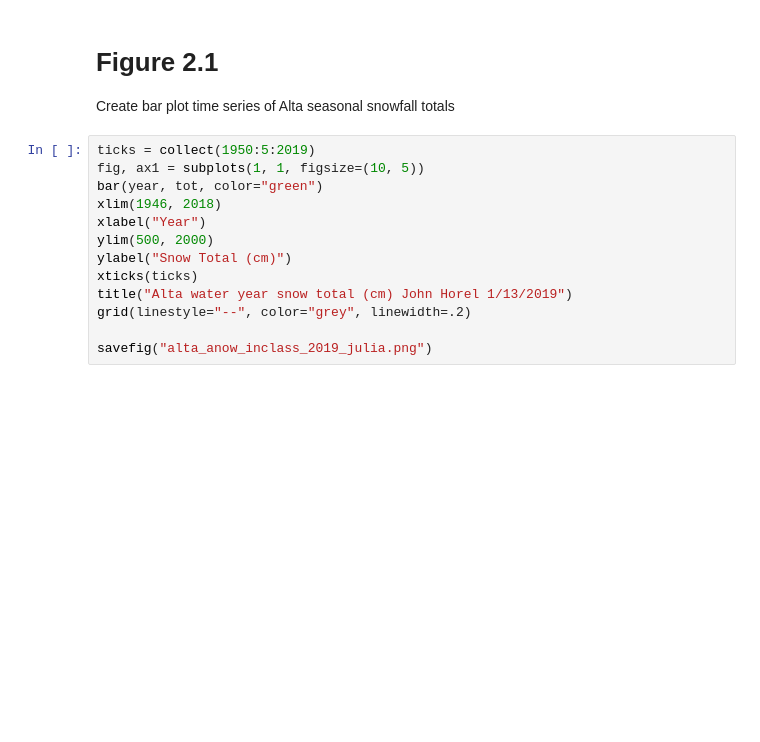
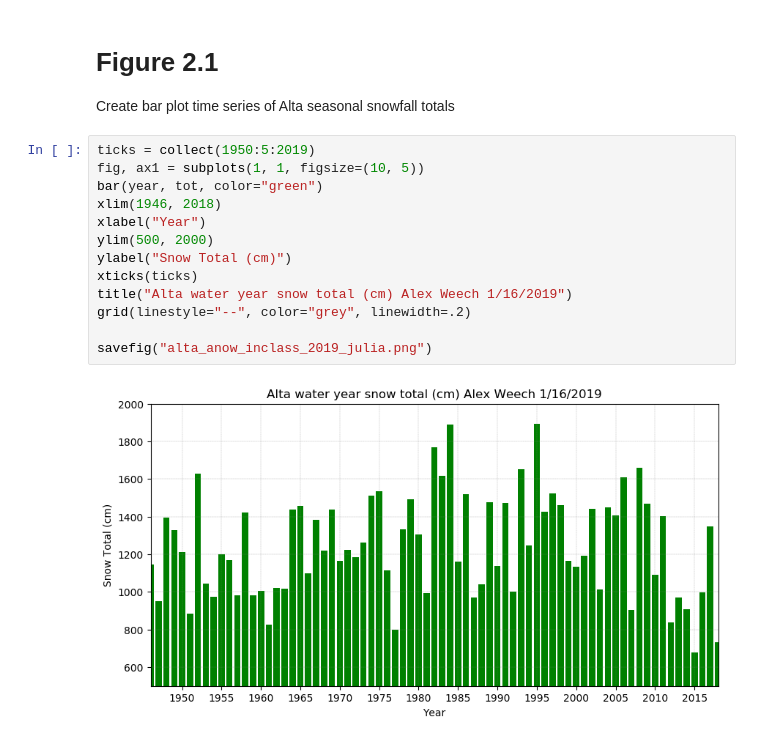
Before and after one commit to weech/atmos_5040_2019, a Jupyter notebook: chapter 2/jan16_2019_inclass_jl.ipynb, the cells around one changed output. Saved outputs shown, nothing was run; the diff lists cells and outputs as text; blank space fills up the shorter version.

```diff
--- a/chapter 2/jan16_2019_inclass_jl.ipynb
+++ b/chapter 2/jan16_2019_inclass_jl.ipynb
@@ -81,13 +84,15 @@ Create bar plot time series of Alta seasonal snowfall totals
 # %%
 ticks = collect(1950:5:2019)
 fig, ax1 = subplots(1, 1, figsize=(10, 5))
 bar(year, tot, color="green")
 xlim(1946, 2018)
 xlabel("Year")
 ylim(500, 2000)
 ylabel("Snow Total (cm)")
 xticks(ticks)
-title("Alta water year snow total (cm) John Horel 1/13/2019")
+title("Alta water year snow total (cm) Alex Weech 1/16/2019")
 grid(linestyle="--", color="grey", linewidth=.2)
 
 savefig("alta_anow_inclass_2019_julia.png")
+# %% [output]
+[figure, added]
```
Also changed, not shown: parts of 3 cells of this notebook, 13 other files.
